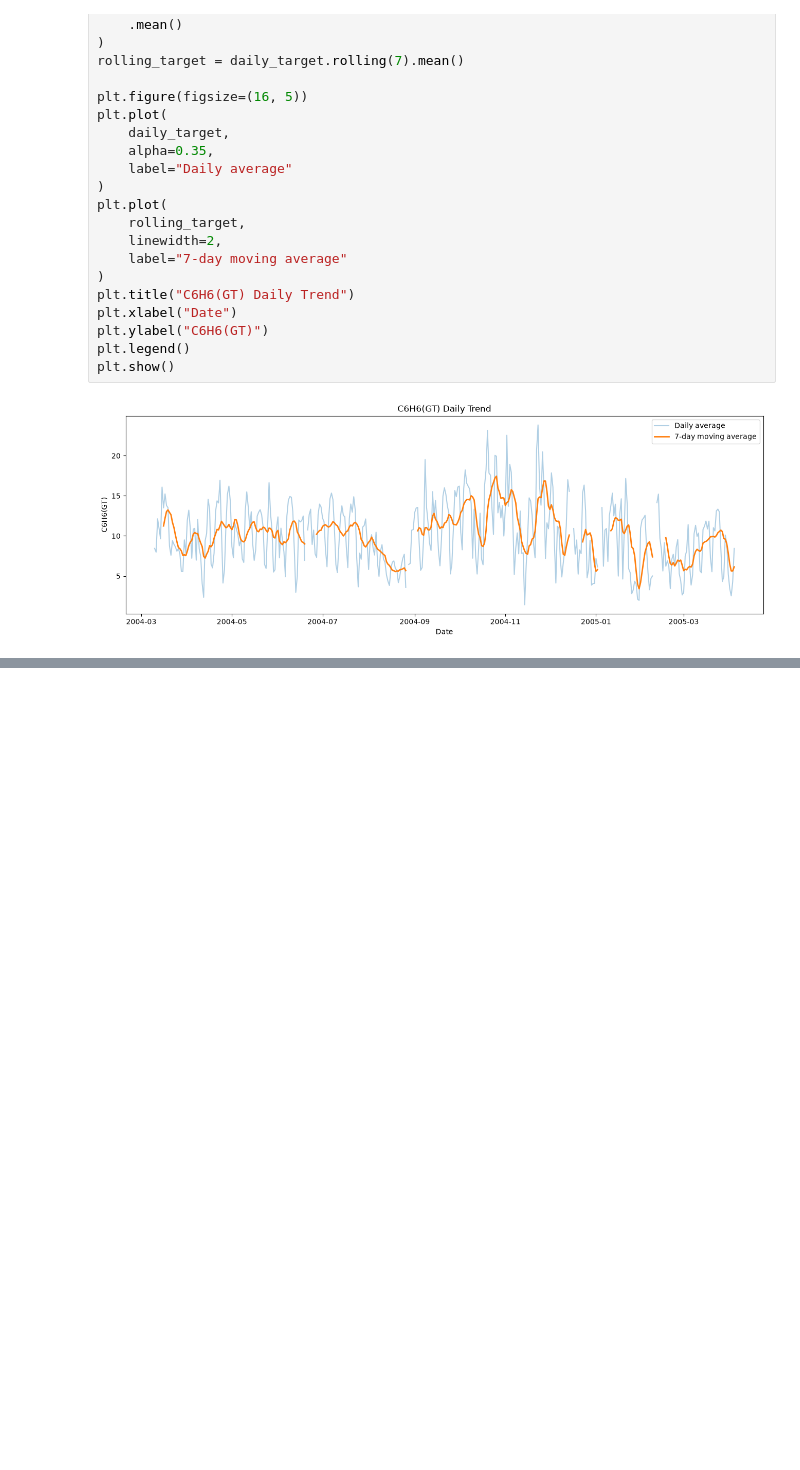
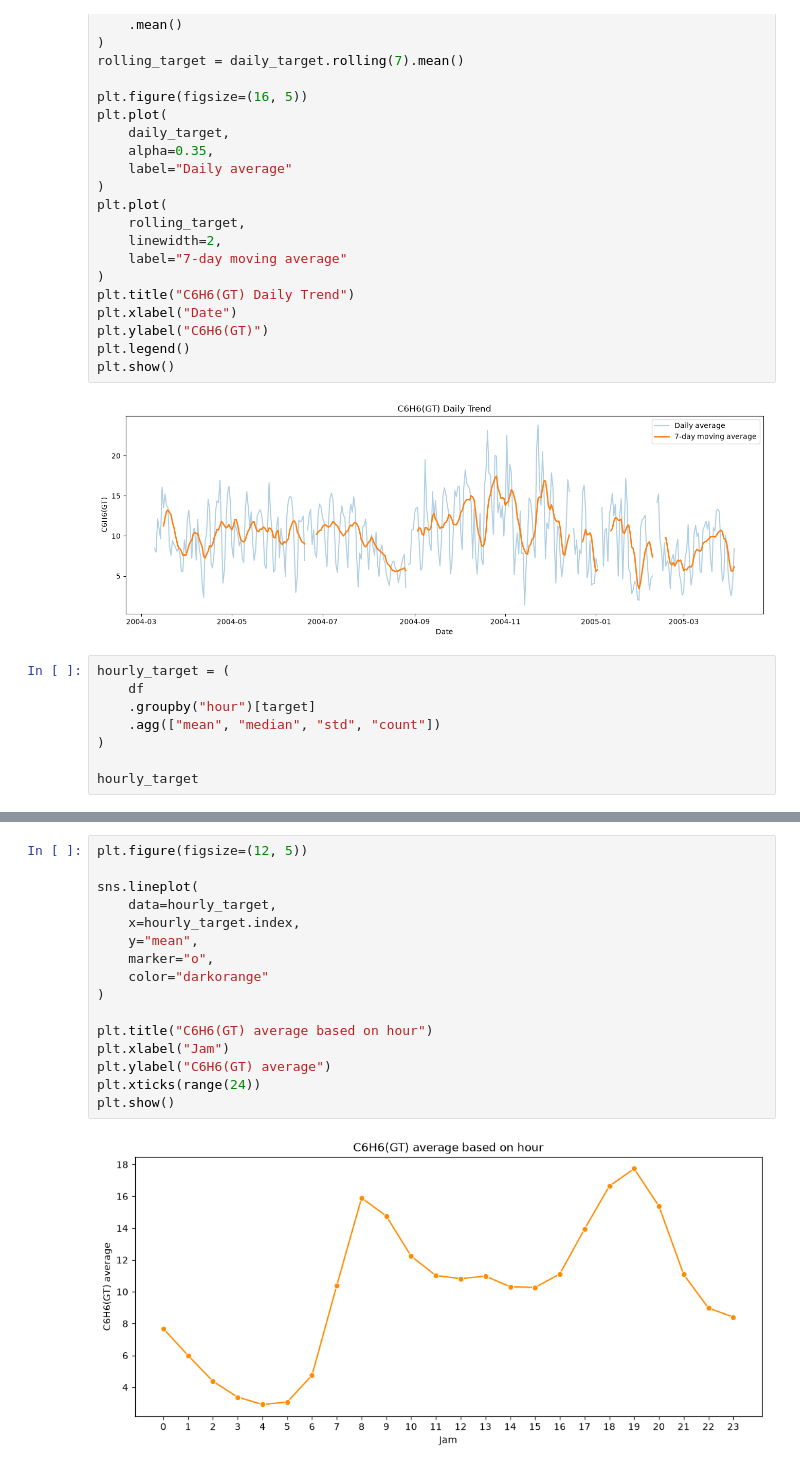
Before and after one commit to AkmalFazli27/air-quality-estimation, a Jupyter notebook: notebooks/eda.ipynb, the cells around one changed output, grey strips where cells are left out. Drawn from its saved outputs; the diff is of its cells as text; blank space fills up the shorter version.

Commit message:
feat: add hourly target pattern

```diff
--- a/notebooks/eda.ipynb
+++ b/notebooks/eda.ipynb
@@ -293,3 +293,11 @@ plt.legend()
 plt.show()
 # %% [output]
 [figure]
+# %%
+hourly_target = (
+    df
+    .groupby("hour")[target]
+    .agg(["mean", "median", "std", "count"])
+)
+
+hourly_target
@@ -295,0 +341,18 @@ plt.show()
+# %%
+plt.figure(figsize=(12, 5))
+
+sns.lineplot(
+    data=hourly_target,
+    x=hourly_target.index,
+    y="mean",
+    marker="o",
+    color="darkorange"
+)
+
+plt.title("C6H6(GT) average based on hour")
+plt.xlabel("Jam")
+plt.ylabel("C6H6(GT) average")
+plt.xticks(range(24))
+plt.show()
+# %% [output]
+[figure, added]
```
Also changed, not shown: parts of 3 cells of this notebook.
